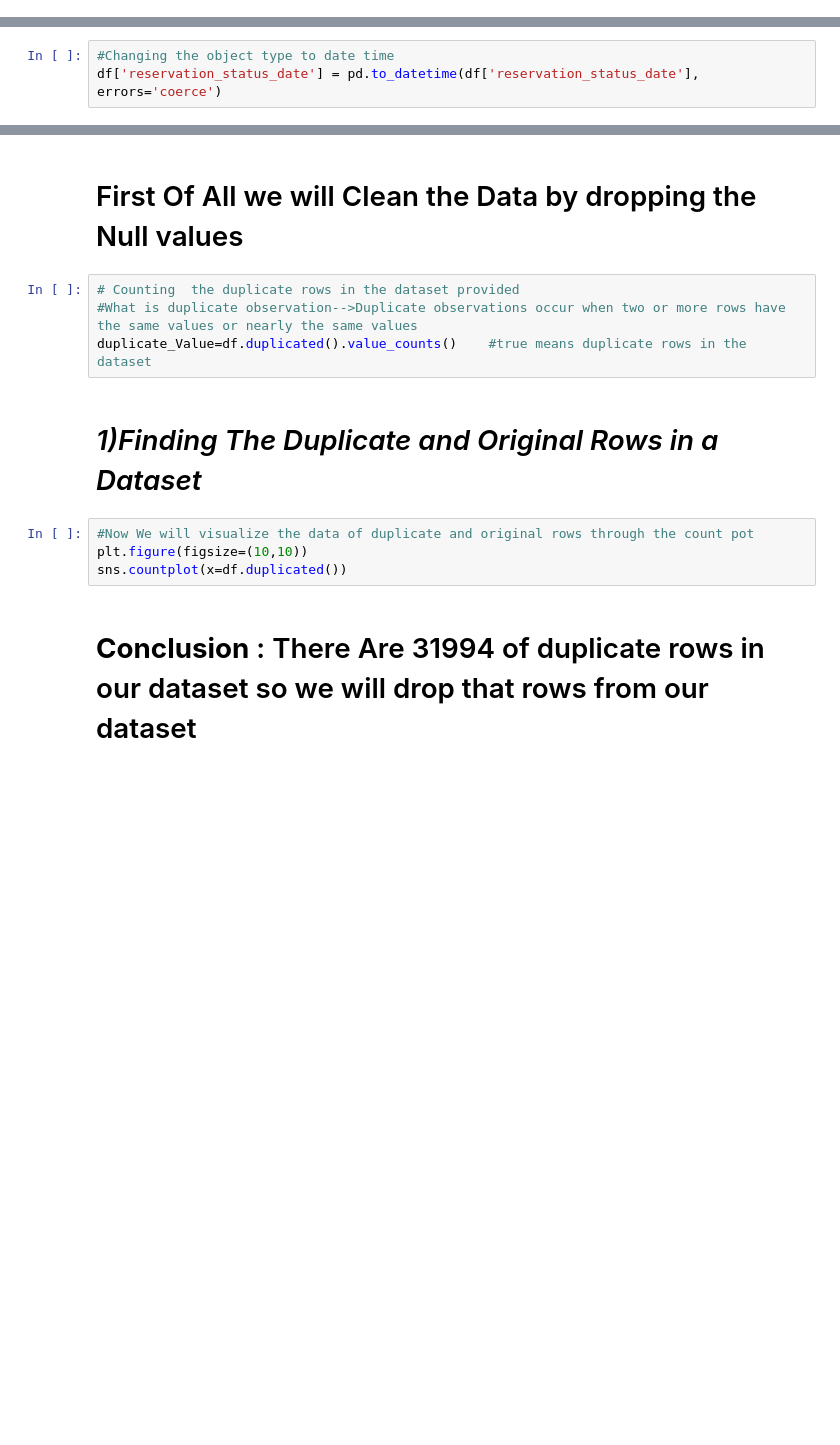
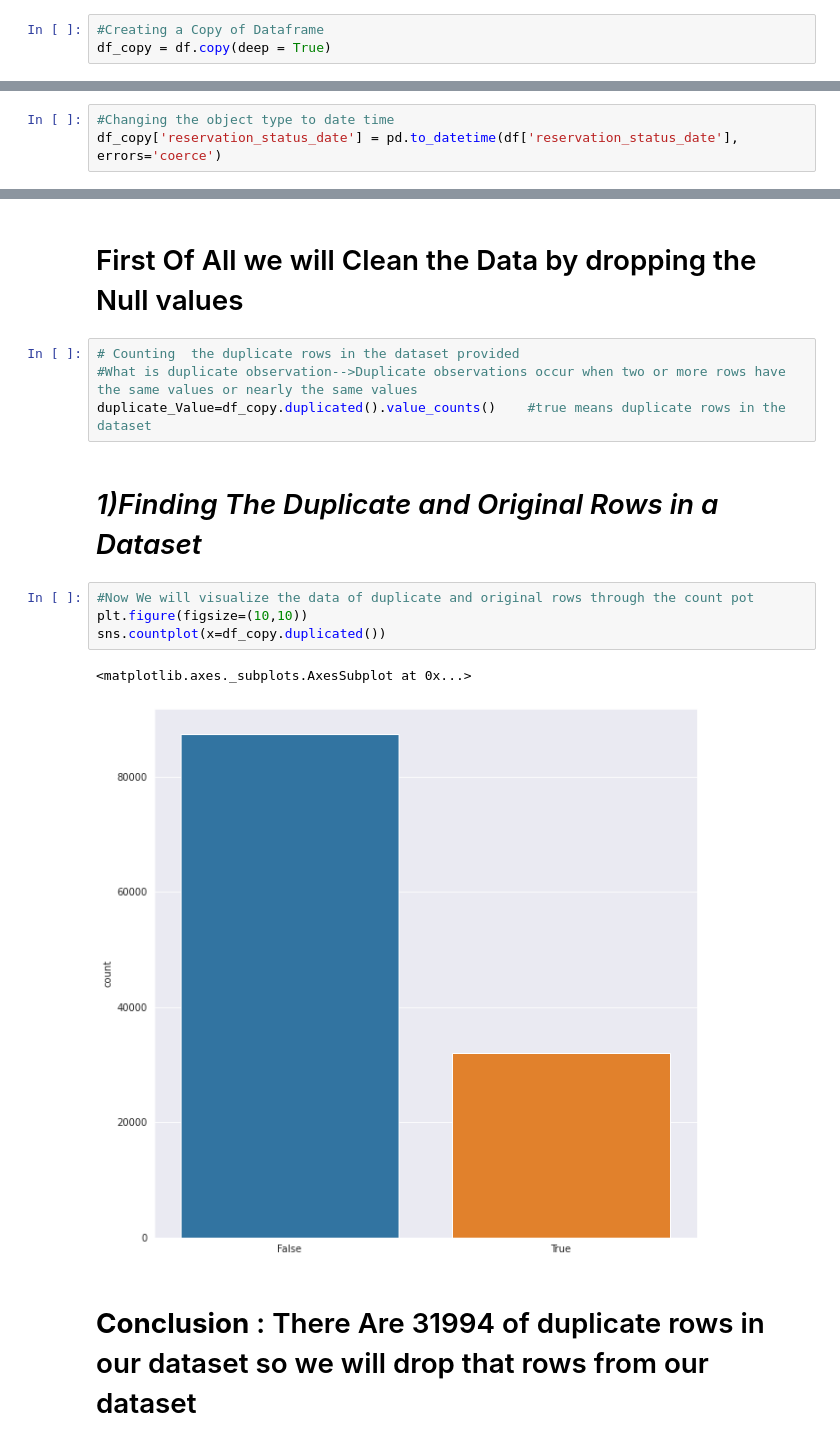
Before and after one commit to Anas182000/HOTEL-BOOKING-ANALYSIS, a Jupyter notebook: ON_MY_OWN_HOTEL_BOOKING_ANALYSIS.ipynb, the cells around one changed output, grey strips where cells are left out. Cells and saved outputs as stored; diff of their text form; blank space fills up the shorter version.

```diff
--- a/ON_MY_OWN_HOTEL_BOOKING_ANALYSIS.ipynb
+++ b/ON_MY_OWN_HOTEL_BOOKING_ANALYSIS.ipynb
@@ -36,3 +95,6 @@ df.columns
+# %%
+#Creating a Copy of Dataframe
+df_copy = df.copy(deep = True)
 # %% [markdown]
 # **1**) Getting handfull and meaningfull insights from the Datasets
 
@@ -114,3 +189,3 @@ df["reservation_status_date"]
 # %%
 #Changing the object type to date time
-df['reservation_status_date'] = pd.to_datetime(df['reservation_status_date'], errors='coerce')
+df_copy['reservation_status_date'] = pd.to_datetime(df['reservation_status_date'], errors='coerce')
@@ -121,13 +194,16 @@ df["reservation_status_date"]
 # %%
 # Counting  the duplicate rows in the dataset provided
 #What is duplicate observation-->Duplicate observations occur when two or more rows have the same values or nearly the same values
-duplicate_Value=df.duplicated().value_counts()    #true means duplicate rows in the dataset
+duplicate_Value=df_copy.duplicated().value_counts()    #true means duplicate rows in the dataset
 # %% [markdown]
 # *1)Finding The Duplicate and Original Rows in a Dataset*
 # %%
 #Now We will visualize the data of duplicate and original rows through the count pot
 plt.figure(figsize=(10,10))
-sns.countplot(x=df.duplicated())
+sns.countplot(x=df_copy.duplicated())
+# %% [output]
+<matplotlib.axes._subplots.AxesSubplot at 0x...>
+[figure, added]
 # %% [markdown]
 # **Conclusion**  : There Are 31994   of duplicate rows in our dataset so we will drop that rows from our dataset
 # %%
```
Also changed, not shown: parts of 47 cells of this notebook.
